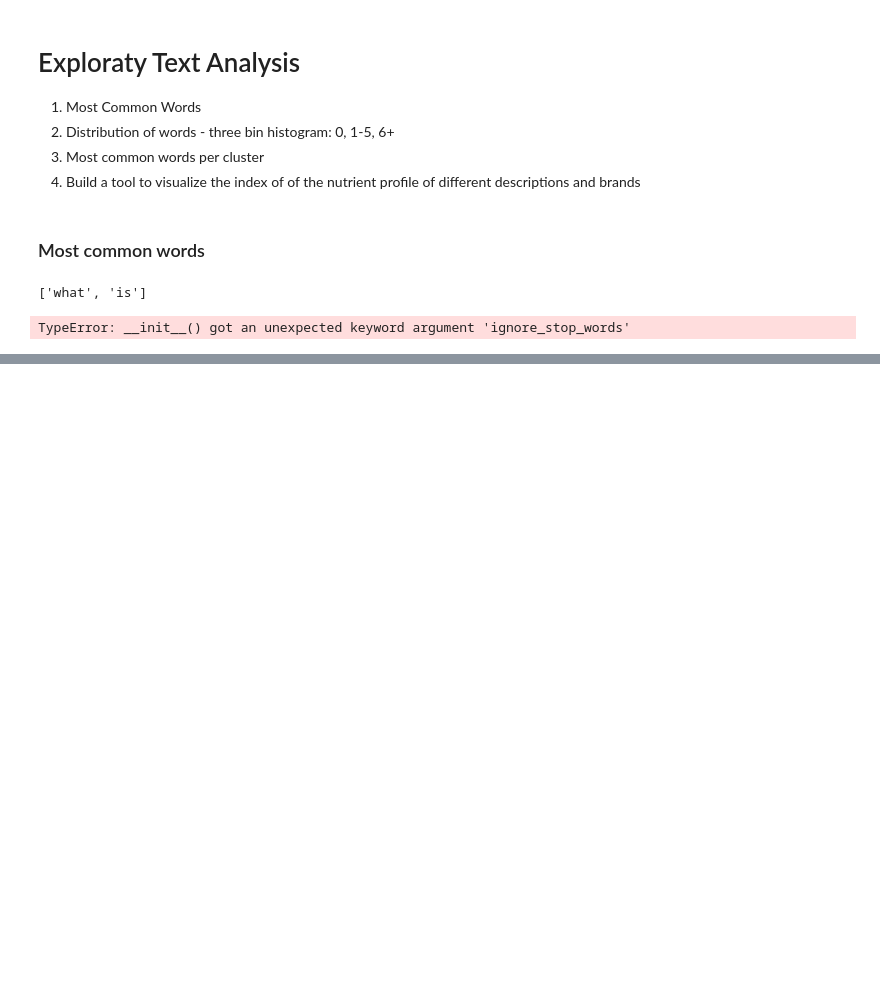
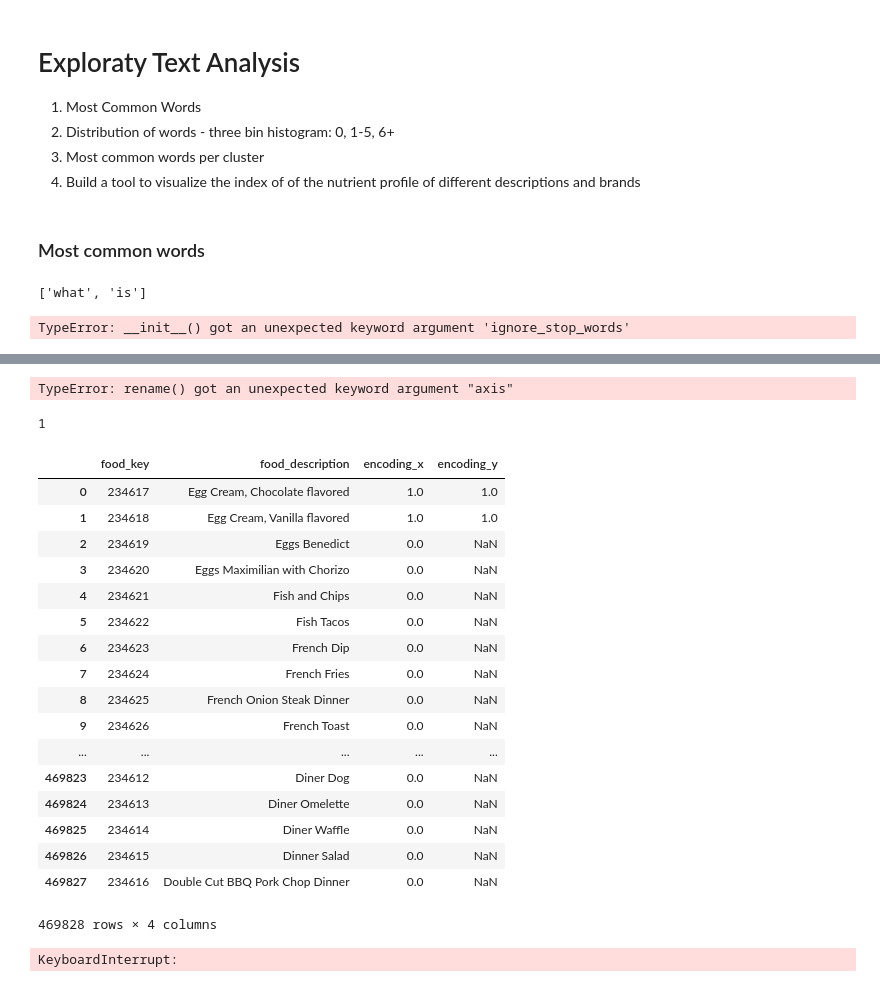
Before and after one commit to jamesdvance/meal_maker, a Jupyter notebook: exploratory/Exploratory Text Analysis.ipynb, the cells around one changed output, grey strips where cells are left out. Saved outputs shown, nothing was run; the diff lists cells and outputs as text; code cells hidden in the pictures; blank space fills up the shorter version.

Commit message:
updated one hot encoding script

```diff
--- a/exploratory/Exploratory Text Analysis.ipynb
+++ b/exploratory/Exploratory Text Analysis.ipynb
@@ -72,0 +66,2 @@ TypeError: __init__() got an unexpected keyword argument 'ignore_stop_words'
+# %%
+fd_key_df = df[['food_key','food_description']]
@@ -72,0 +96,37 @@ TypeError: __init__() got an unexpected keyword argument 'ignore_stop_words'
+# %%
+test.rename({(len(test.columns.values)-1):'blah2'}, axis='columns')
+# %% [output]
+TypeError: rename() got an unexpected keyword argument "axis"
+# %%
+len(test.columns.values)-1
+# %% [output]
+1
+# %%
+fd_key_df
+# %% [output]
+|  | food_key | food_description | encoding_x | encoding_y |
+| 0 | 234617 | Egg Cream, Chocolate flavored | 1.0 | 1.0 |
+| 1 | 234618 | Egg Cream, Vanilla flavored | 1.0 | 1.0 |
+| 2 | 234619 | Eggs Benedict | 0.0 | NaN |
+| 3 | 234620 | Eggs Maximilian with Chorizo | 0.0 | NaN |
+| 4 | 234621 | Fish and Chips | 0.0 | NaN |
+| 5 | 234622 | Fish Tacos | 0.0 | NaN |
+| 6 | 234623 | French Dip | 0.0 | NaN |
+| 7 | 234624 | French Fries | 0.0 | NaN |
+| 8 | 234625 | French Onion Steak Dinner | 0.0 | NaN |
+| 9 | 234626 | French Toast | 0.0 | NaN |
+| ... | ... | ... | ... | ... |
+| 469823 | 234612 | Diner Dog | 0.0 | NaN |
+| 469824 | 234613 | Diner Omelette | 0.0 | NaN |
+| 469825 | 234614 | Diner Waffle | 0.0 | NaN |
+| 469826 | 234615 | Dinner Salad | 0.0 | NaN |
+| 469827 | 234616 | Double Cut BBQ Pork Chop Dinner | 0.0 | NaN |
+469828 rows × 4 columns
+# %%
+for key, value in food_dict.items():
+    ohe_df = pd.DataFrame({'food_key':value[1], 'encoding':list(np.ones(len(value[1])))})
+    fd_key_df = fd_key_df.merge(ohe_df,how='left', on='food_key')
+    fd_key_df['encoding'] = fd_key_df['encoding'].fillna(0)
+    fd_key_df.columns = list(fd_key_df.columns.values)[0:(len(fd_key_df.columns.values)-1)]+[key]
+# %% [output]
+KeyboardInterrupt:
```
Also changed, not shown: parts of 8 cells of this notebook, 2 other files.
